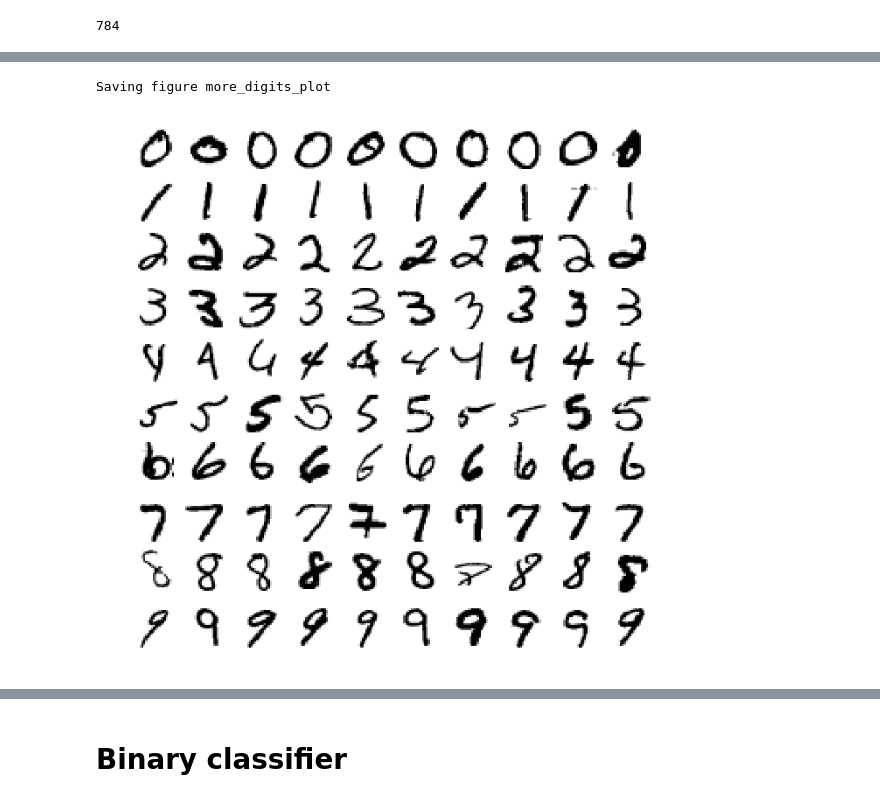
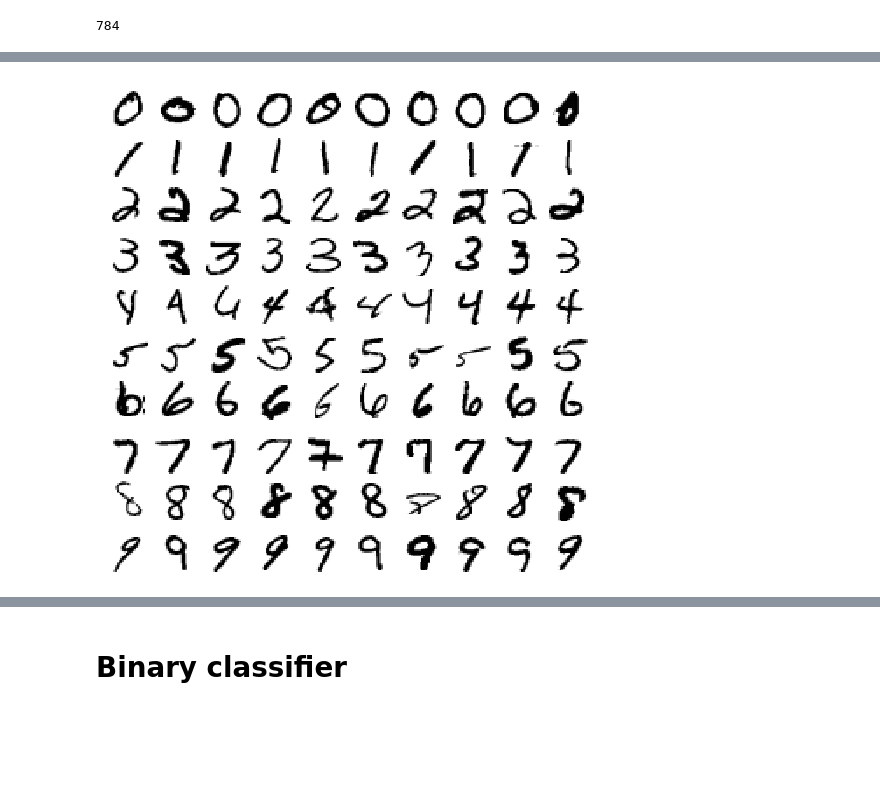
Before and after one commit to antbyte84/AI_study, a Jupyter notebook: mnist/03_classification.ipynb, the cells around one changed output, grey strips where cells are left out. Drawn from its saved outputs; the diff is of its cells as text; code cells hidden in the pictures; blank space fills up the shorter version.

```diff
--- a/mnist/03_classification.ipynb
+++ b/mnist/03_classification.ipynb
@@ -125,12 +124,11 @@ def plot_digits(instances, images_per_row=10, **options):
 # %%
 plt.figure(figsize=(9,9))
 example_images = np.r_[X[:12000:600], X[13000:30600:600], X[30600:60000:590]]
 plot_digits(example_images, images_per_row=10)
-save_fig("more_digits_plot")
+#save_fig("more_digits_plot")
 plt.show()
 # %% [output]
-Saving figure more_digits_plot
-[figure, old version]
+[figure, new version]
 # %%
 y[36000]
 # %% [output]
```
Also changed, not shown: parts of 57 cells of this notebook, 1 other file.
